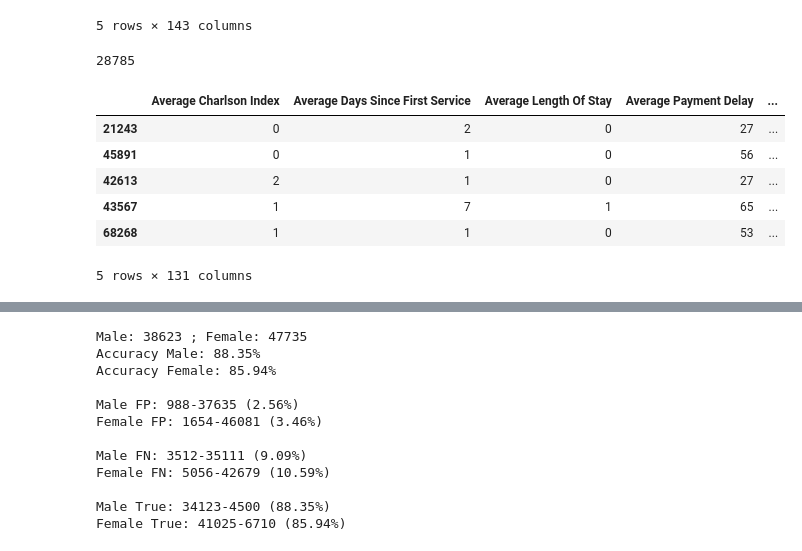
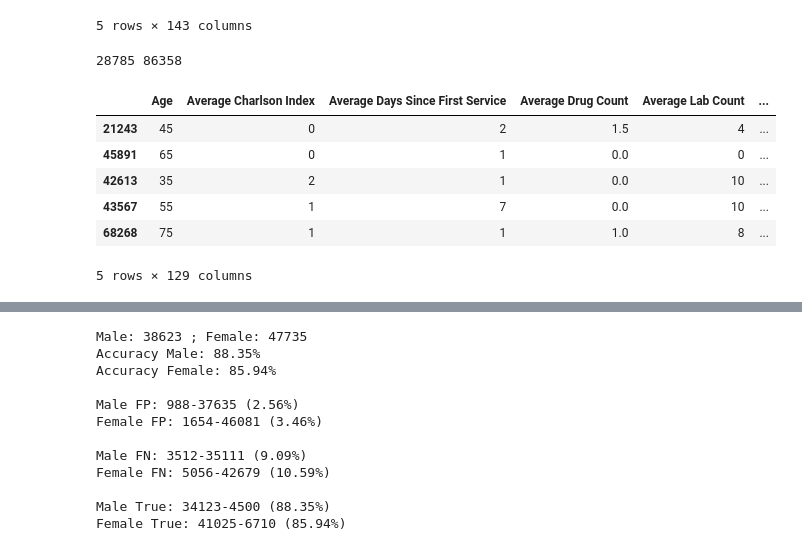
Before and after one commit to columbia/fairtest, a Jupyter notebook: src/apps/medical/Regression.ipynb, the cells around one changed output, grey strips where cells are left out. Cells and saved outputs as stored; diff of their text form; code cells hidden in the pictures.

```diff
--- a/src/apps/medical/Regression.ipynb
+++ b/src/apps/medical/Regression.ipynb
@@ -15,7 +15,7 @@ import seaborn as sns
 original_data = pd.read_csv(
     "../../../data/medical/heritage_data.csv",
     header=0,
-    sep=',',
+    sep=r'\s*,\s*',
     engine='python',
     na_values="?")
 
@@ -44,47 +45,48 @@ original_data.tail()
 # %%
 RANDOM_SEED = 0
 
-TYPE = "CLASSIFICATION"
+TYPE = "REGRESSION"
 
 data = original_data.copy()
+
 data = data[data['sexMISS'] == 0]
 data = data[data['age_MISS'] == 0]
 data = data.drop(['sexMISS', 'age_MISS'], axis=1)
 
 if TYPE == "CLASSIFICATION":
     data['DaysInHospital'] = data['DaysInHospital'].map(lambda x: min(x,1))
     data['age_01-30'] = data['age_05'] + data['age_15'] + data['age_25']
     data['age_31-60'] = data['age_35'] + data['age_45'] + data['age_55']
     data['age_61-99'] = data['age_65'] + data['age_75'] + data['age_85']
 else:
     ages = [5, 15, 25, 35, 45, 55, 65, 75, 85]
     data['Age'] = map(lambda l: ages[l.index(1)], zip(data['age_05'], data['age_15'], data['age_25'],
                                                       data['age_35'], data['age_45'], data['age_55'],
                                                       data['age_65'], data['age_75'], data['age_85']))
 
 data = data.drop(['age_05', 'age_15', 'age_25', 'age_35', 'age_45', 'age_55', 'age_65', 'age_75', 'age_85'], axis=1)
 data = data[data['trainset'] == 1]
 data = data.reset_index(drop=True)
 
 del data['MemberID_t']
 del data['YEAR_t']
 del data['trainset']
 
 X_train, X_test, y_train, y_test = cross_validation.train_test_split(data[data.columns.difference(['DaysInHospital'])], data['DaysInHospital'], train_size=0.25, random_state=RANDOM_SEED)
 
 X_test = X_test.reset_index(drop=True)
 y_test = y_test.reset_index(drop=True)
-print len(X_train)
+print len(X_train), len(X_test)
 X_train.tail()
 # %% [output]
-28785
+28785 86358
-|  | Average Charlson Index | Average Days Since First Service | Average Length Of Stay | Average Payment Delay | ... |
-| 21243 | 0 | 2 | 0 | 27 | ... |
-| 45891 | 0 | 1 | 0 | 56 | ... |
-| 42613 | 2 | 1 | 0 | 27 | ... |
-| 43567 | 1 | 7 | 1 | 65 | ... |
-| 68268 | 1 | 1 | 0 | 53 | ... |
+|  | Age | Average Charlson Index | Average Days Since First Service | Average Drug Count | Average Lab Count | ... |
+| 21243 | 45 | 0 | 2 | 1.5 | 4 | ... |
+| 45891 | 65 | 0 | 1 | 0.0 | 0 | ... |
+| 42613 | 35 | 2 | 1 | 0.0 | 10 | ... |
+| 43567 | 55 | 1 | 7 | 0.0 | 10 | ... |
+| 68268 | 75 | 1 | 1 | 1.0 | 8 | ... |
-5 rows × 131 columns
+5 rows × 129 columns
 # %%
 def obj_func(y_test, y_pred):
     temp = np.log1p(y_test) - np.log1p(y_pred)
```
Also changed, not shown: parts of 6 cells of this notebook, 11 other files.
